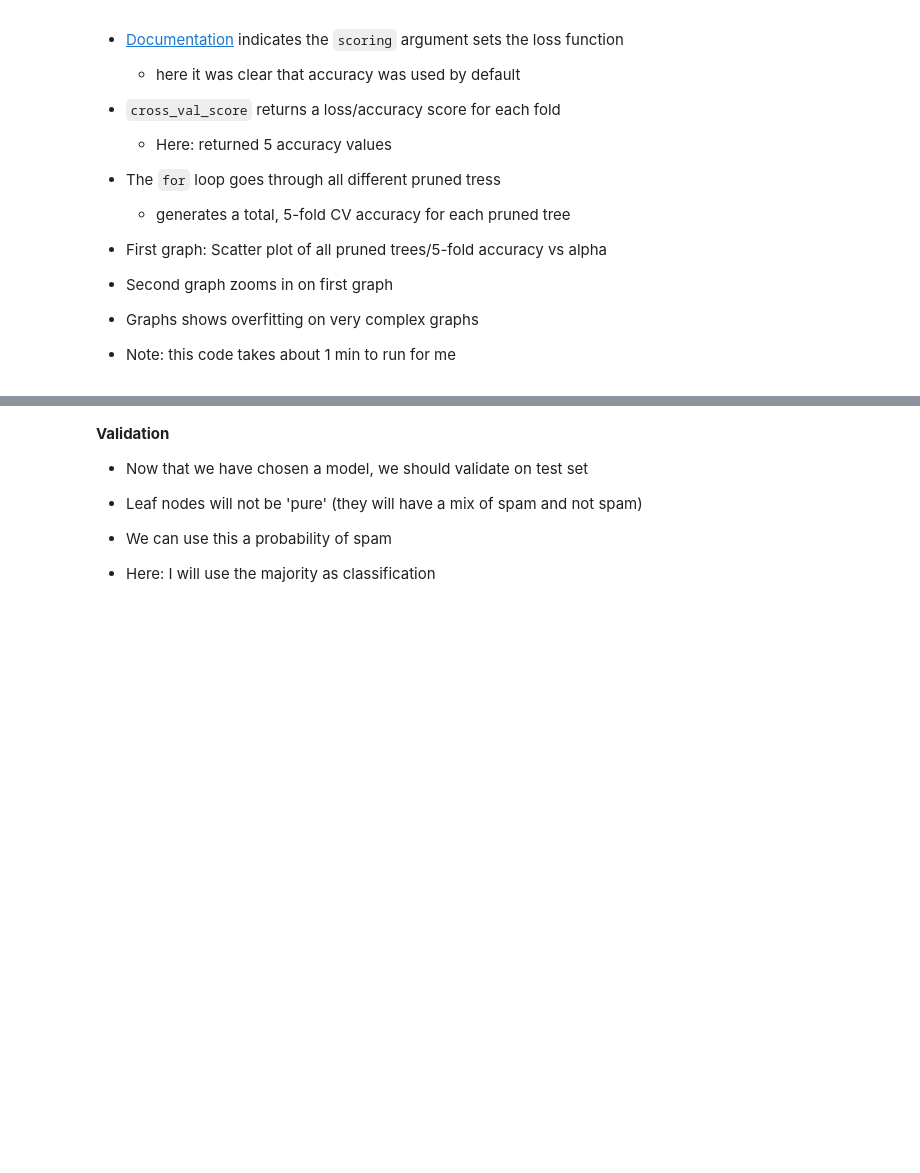
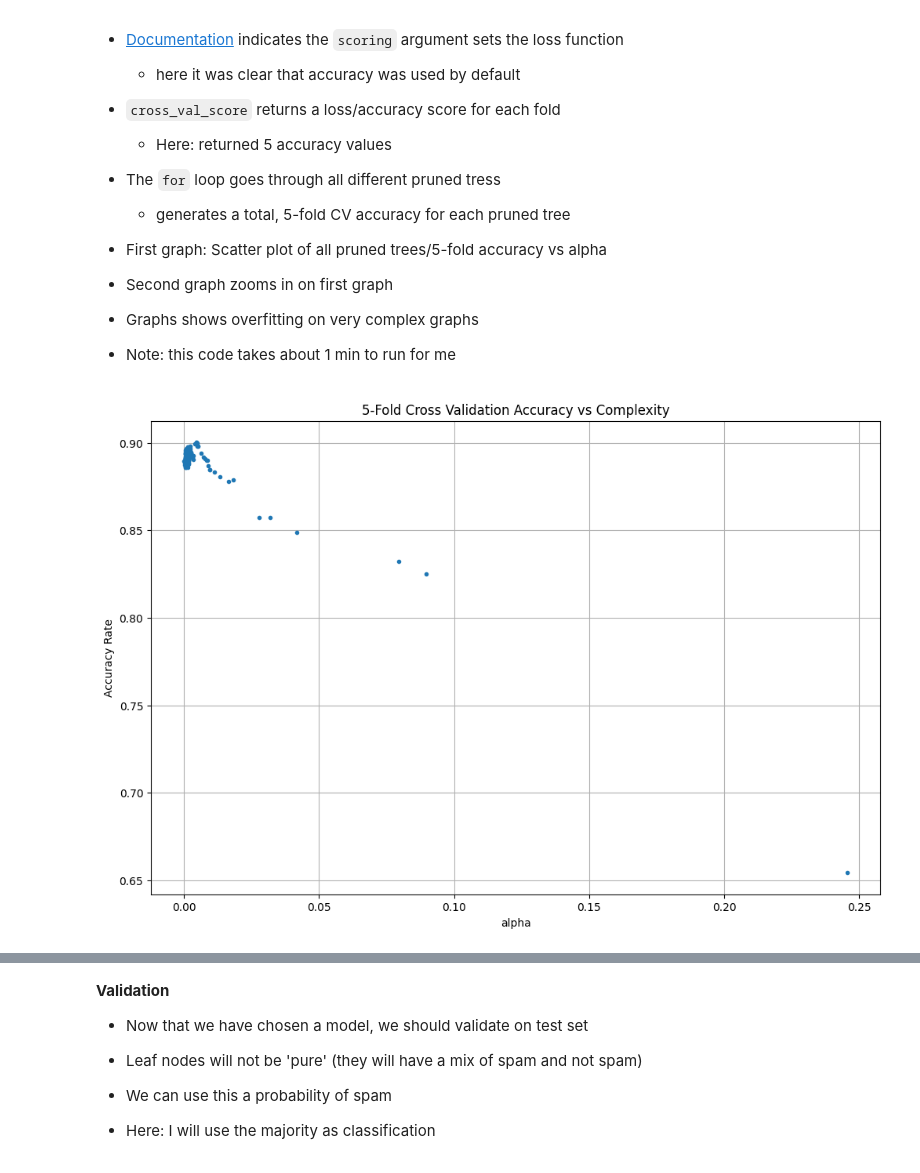
Before and after one commit to omesner/UMSTATS504, a Jupyter notebook: trees/trees.ipynb, the cells around one changed output, grey strips where cells are left out. Saved outputs shown, nothing was run; the diff lists cells and outputs as text; code cells hidden in the pictures; blank space fills up the shorter version.

Commit message:
updating trees lecture

```diff
--- a/trees/trees.ipynb
+++ b/trees/trees.ipynb
@@ -1103,6 +1190,8 @@ for comp in path['ccp_alphas']:
 # %%
 plt.grid(True)
 plt.plot(path['ccp_alphas'], accuracy, '.')
-plt.xlabel('alpha (tree complexity)')
+plt.xlabel('alpha')
 plt.ylabel('Accuracy Rate')
 plt.title('5-Fold Cross Validation Accuracy vs Complexity');
+# %% [output]
+[figure, added]
```
Also changed, not shown: parts of 26 cells of this notebook, 1 other file.
